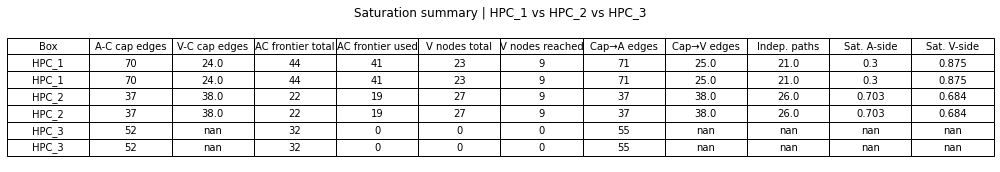
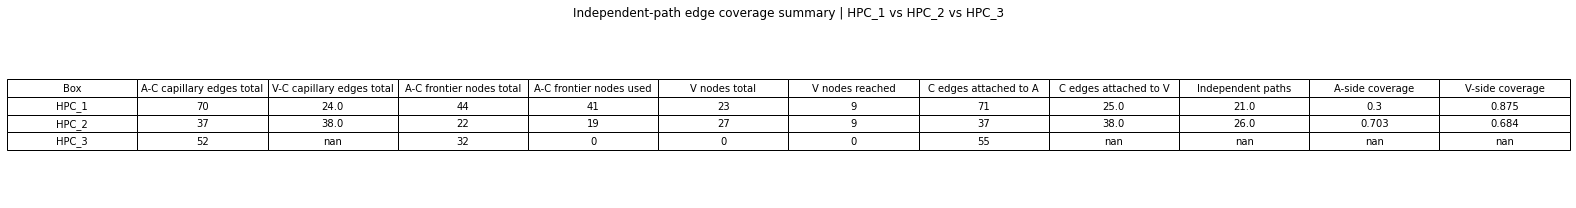
The change to this notebook cell's code, shown as a diff; its figure went from the first image to the second:
--- before
+++ after
@@ -18,6 +18,5 @@
 
     '''
-    Right now, not intereseted in these plots, not so informative
-
+    Right now, not interested in these plots, not so informative
 
     fig, axes = plt.subplots(1, 2, figsize=(10, 4))
@@ -25,10 +24,10 @@
         axes,
         ["saturation_ac_edges", "saturation_vc_edges"],
-        ["A-side saturation (cap edges)", "V-side saturation (cap edges)"]):
+        ["A-side capillary-edge coverage", "V-side capillary-edge coverage"]):
 
         vals = df_saturation[col].to_numpy(float)
         colors = [BOX_COL[g] for g in df_saturation["graph"]]
         ax.bar(df_saturation["graph"], vals, color=colors)
-        ax.set_ylabel("Saturation (fraction)")
+        ax.set_ylabel("Fraction")
         ax.set_title(title)
         ax.set_ylim(0, 1.05)
@@ -36,9 +35,9 @@
         ax.grid(axis="y", alpha=0.25)
 
-    fig.suptitle(f"Interface saturation | {BOX_LABEL}")
+    fig.suptitle(f"Independent-path edge coverage | {BOX_LABEL}")
     plt.tight_layout()
-    plt.savefig(os.path.join(out_root, f"{REGION}_saturation_barplot.png"), dpi=150)
+    plt.savefig(os.path.join(out_root, f"{REGION}_edge_coverage_barplot.png"), dpi=150)
     plt.show()
-    
+
     # raw counts
     for col in ["n_ac_cap_edges_total", "n_vc_cap_edges_total",
@@ -57,28 +56,31 @@
         plt.show()
     '''
-    
-# renombrar para que quede más legible en la figura
+
     rename_map = {
         "graph":                              "Box",
-        "n_ac_cap_edges_total":               "A-C cap edges",
-        "n_vc_cap_edges_total":               "V-C cap edges",
-        "ac_frontier_nodes_total":            "AC frontier total",
-        "ac_frontier_nodes_used":             "AC frontier used",
+        "n_ac_cap_edges_total":               "A-C capillary edges total",
+        "n_vc_cap_edges_total":               "V-C capillary edges total",
+        "ac_frontier_nodes_total":            "A-C frontier nodes total",
+        "ac_frontier_nodes_used":             "A-C frontier nodes used",
         "vc_nodes_total":                     "V nodes total",
         "vc_nodes_reached":                   "V nodes reached",
-        "capillary_edges_attached_to_artery": "Cap→A edges",
-        "capillary_edges_attached_to_vein":   "Cap→V edges",
-        "n_independent_paths":                "Indep. paths",
-        "saturation_ac_edges":                "Sat. A-side",
-        "saturation_vc_edges":                "Sat. V-side",
+        "capillary_edges_attached_to_artery": "C edges attached to A",
+        "capillary_edges_attached_to_vein":   "C edges attached to V",
+        "n_independent_paths":                "Independent paths",
+        "saturation_ac_edges":                "A-side coverage",
+        "saturation_vc_edges":                "V-side coverage",
     }
     sat_table = df_saturation[cols_to_show].rename(columns=rename_map)
+
     fig, ax = dataframe_to_table_figure(
         sat_table,
-        title=f"Saturation summary | {BOX_LABEL}",
-        figsize=(14, 2.5),
+        title=f"Independent-path edge coverage summary | {BOX_LABEL}",
+        figsize=(22, 3),
         round_decimals=3,
     )
-    fig.savefig(os.path.join(out_root, f"{REGION}_saturation_table.png"),
-                dpi=200, bbox_inches="tight")
+    fig.savefig(
+        os.path.join(out_root, f"{REGION}_edge_coverage_table.png"),
+        dpi=200,
+        bbox_inches="tight"
+    )
     plt.show()

Commit: update graph analysis